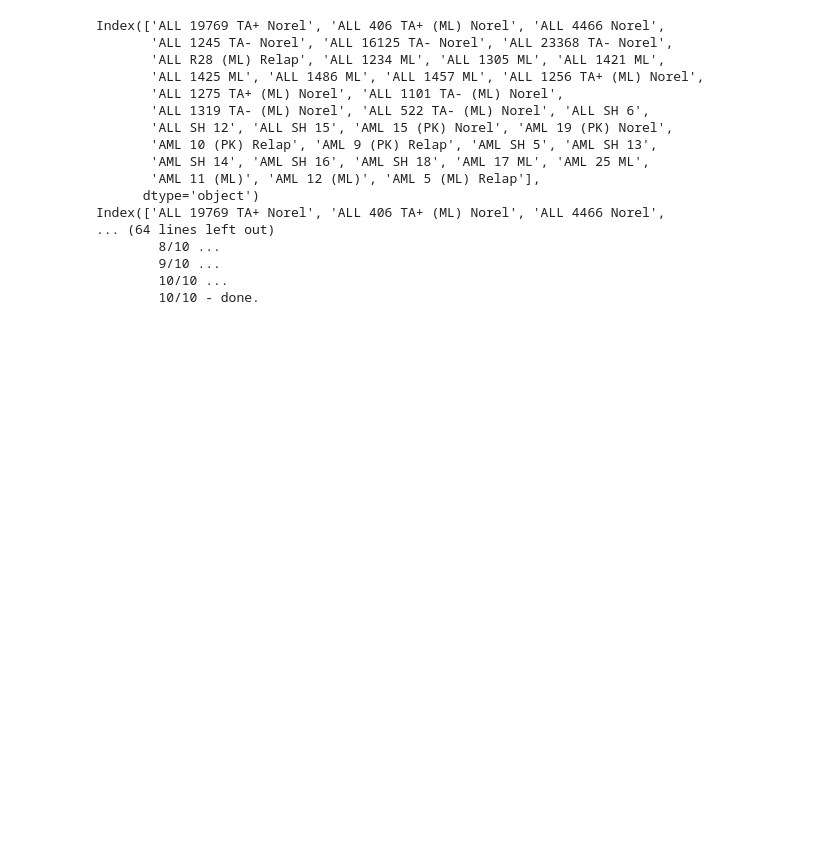
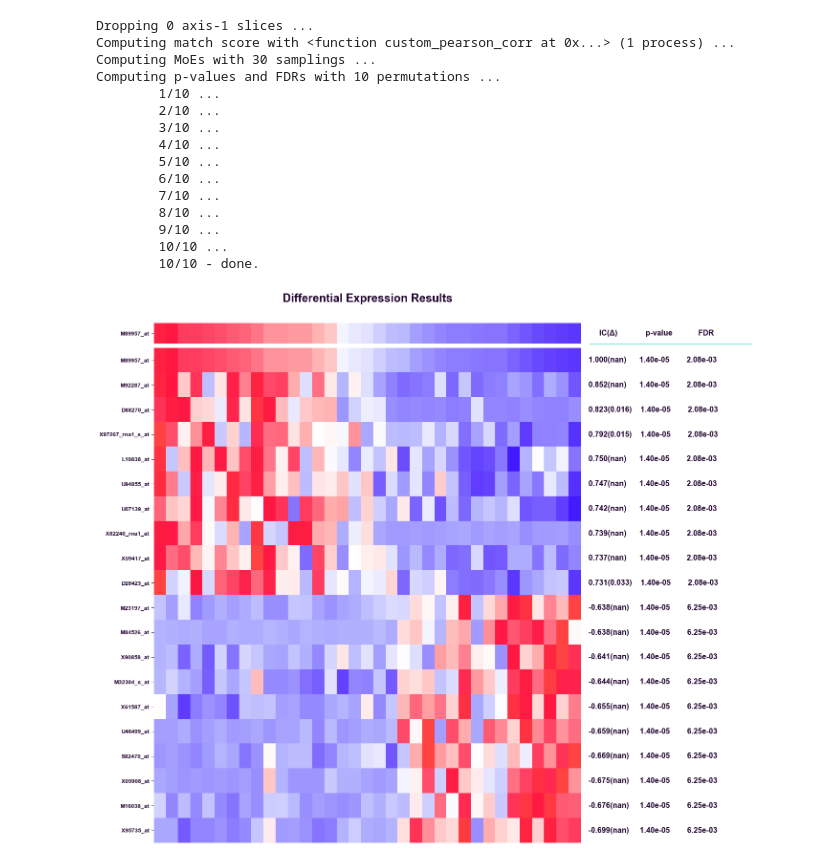
Before and after one commit to genepattern/differential-expression-modalities, a Jupyter notebook: match_to_profile.ipynb, the cells around one changed output. Saved outputs shown, nothing was run; the diff lists cells and outputs as text; code cells hidden in the pictures; blank space fills up the shorter version.

Commit message:
Made match_to_profile more user friendly

```diff
--- a/match_to_profile.ipynb
+++ b/match_to_profile.ipynb
@@ -21,22 +43,21 @@ genepattern.GPUIBuilder(match_to_profile, name="Differential gene expression, co
 # %% [output]
 [interactive output not drawn]
 # %%
-temp = match_to_profile(phenotypes="http://datasets.genepattern.org/all_aml/all_aml_test.cls", gene_expression="http://datasets.genepattern.org/all_aml/all_aml_test.gct", output_filename="temp-out", ranking_method=custom_pearson_corr, max_number_of_genes_to_show=20, number_of_permutations=10, title="no-title", random_seed=20121020)
+diffex_results = match_to_profile(gene_expression="http://datasets.genepattern.org/all_aml/all_aml_test.gct", phenotype_input_method="Index", phenotypes_file="", phenotype_column="Index", name_of_phenotype_to_match="M89957_at", output_filename="", ranking_method=custom_pearson_corr, max_number_of_genes_to_show=20, number_of_permutations=10, title="Differential Expression Results", random_seed=20121020)
 # %% [output]
-Index(['ALL 19769 TA+ Norel', 'ALL 406 TA+ (ML) Norel', 'ALL 4466 Norel',
-       'ALL 1245 TA- Norel', 'ALL 16125 TA- Norel', 'ALL 23368 TA- Norel',
-       'ALL R28 (ML) Relap', 'ALL 1234 ML', 'ALL 1305 ML', 'ALL 1421 ML',
-       'ALL 1425 ML', 'ALL 1486 ML', 'ALL 1457 ML', 'ALL 1256 TA+ (ML) Norel',
-       'ALL 1275 TA+ (ML) Norel', 'ALL 1101 TA- (ML) Norel',
-       'ALL 1319 TA- (ML) Norel', 'ALL 522 TA- (ML) Norel', 'ALL SH 6',
-       'ALL SH 12', 'ALL SH 15', 'AML 15 (PK) Norel', 'AML 19 (PK) Norel',
-       'AML 10 (PK) Relap', 'AML 9 (PK) Relap', 'AML SH 5', 'AML SH 13',
-       'AML SH 14', 'AML SH 16', 'AML SH 18', 'AML 17 ML', 'AML 25 ML',
-       'AML 11 (ML)', 'AML 12 (ML)', 'AML 5 (ML) Relap'],
-      dtype='object')
-Index(['ALL 19769 TA+ Norel', 'ALL 406 TA+ (ML) Norel', 'ALL 4466 Norel',
-... (64 lines left out)
+Dropping 0 axis-1 slices ...
+Computing match score with <function custom_pearson_corr at 0x...> (1 process) ...
+Computing MoEs with 30 samplings ...
+Computing p-values and FDRs with 10 permutations ...
+        1/10 ...
+        2/10 ...
+        3/10 ...
+        4/10 ...
+        5/10 ...
+        6/10 ...
+        7/10 ...
         8/10 ...
         9/10 ...
         10/10 ...
         10/10 - done.
+[figure, added]
```
Also changed, not shown: parts of 4 cells of this notebook.
